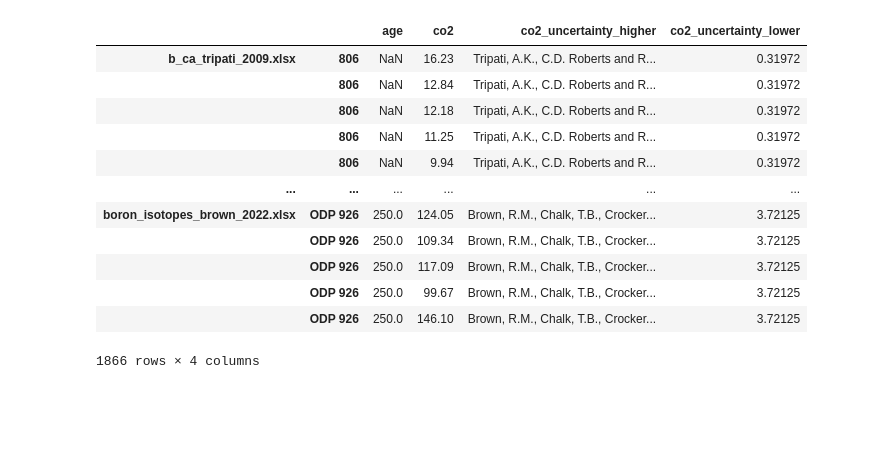
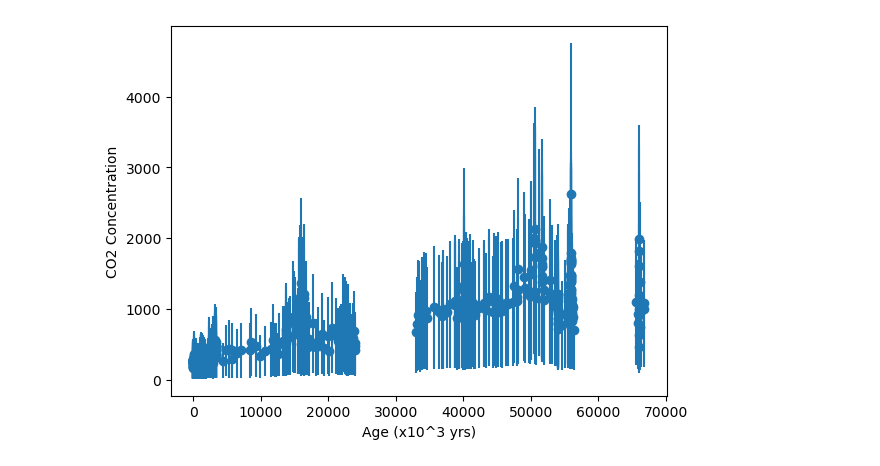
Before and after one commit to lbuabs6/Clima-Graphs-and-Data-, a Jupyter notebook: Post Paleocene CO2.ipynb, the cells around one changed output. Saved outputs shown, nothing was run; the diff lists cells and outputs as text; code cells hidden in the pictures; blank space fills up the shorter version.

```diff
--- a/Post Paleocene CO2.ipynb
+++ b/Post Paleocene CO2.ipynb
@@ -95,16 +58,24 @@ Name: co2, Length: 1866, dtype: float64
-# %%
-data
-# %% [output]
-|  |  | age | co2 | co2_uncertainty_higher | co2_uncertainty_lower |
-| b_ca_tripati_2009.xlsx | 806 | NaN | 16.23 | Tripati, A.K., C.D. Roberts and R... | 0.31972 |
-|  | 806 | NaN | 12.84 | Tripati, A.K., C.D. Roberts and R... | 0.31972 |
-|  | 806 | NaN | 12.18 | Tripati, A.K., C.D. Roberts and R... | 0.31972 |
-|  | 806 | NaN | 11.25 | Tripati, A.K., C.D. Roberts and R... | 0.31972 |
-|  | 806 | NaN | 9.94 | Tripati, A.K., C.D. Roberts and R... | 0.31972 |
-| ... | ... | ... | ... | ... | ... |
-| boron_isotopes_brown_2022.xlsx | ODP 926 | 250.0 | 124.05 | Brown, R.M., Chalk, T.B., Crocker... | 3.72125 |
-|  | ODP 926 | 250.0 | 109.34 | Brown, R.M., Chalk, T.B., Crocker... | 3.72125 |
-|  | ODP 926 | 250.0 | 117.09 | Brown, R.M., Chalk, T.B., Crocker... | 3.72125 |
-|  | ODP 926 | 250.0 | 99.67 | Brown, R.M., Chalk, T.B., Crocker... | 3.72125 |
-|  | ODP 926 | 250.0 | 146.10 | Brown, R.M., Chalk, T.B., Crocker... | 3.72125 |
-1866 rows × 4 columns
+# %%
+# Load the data from a CSV file
+data = pd.read_csv('ea49_rae_suppl_data1(d11B_ph).csv')
+
+# Set the x-axis and y-axis data
+x = data['age']
+y = data['xco2']
+y_err_lower1 = data['xco2_16pc']
+# y_err_lower2 = data['xco2_alkalinityLow']
+y_err_upper1 = data['xco2_84pc']
+# y_err_upper2 = data['xco2_alkalinityHigh']
+
+# Plot the data with error bars
+plt.errorbar(x, y, yerr=(y_err_lower1, y_err_lower1), fmt="o")
+
+# Set the axis labels
+plt.xlabel('Age (x10^3 yrs)')
+plt.ylabel('CO2 Concentration')
+plt.title("")
+
+# Show the plot
+plt.show()
+# %% [output]
+[figure, added]
```
Also changed, not shown: parts of 5 cells of this notebook, 5 other files.
